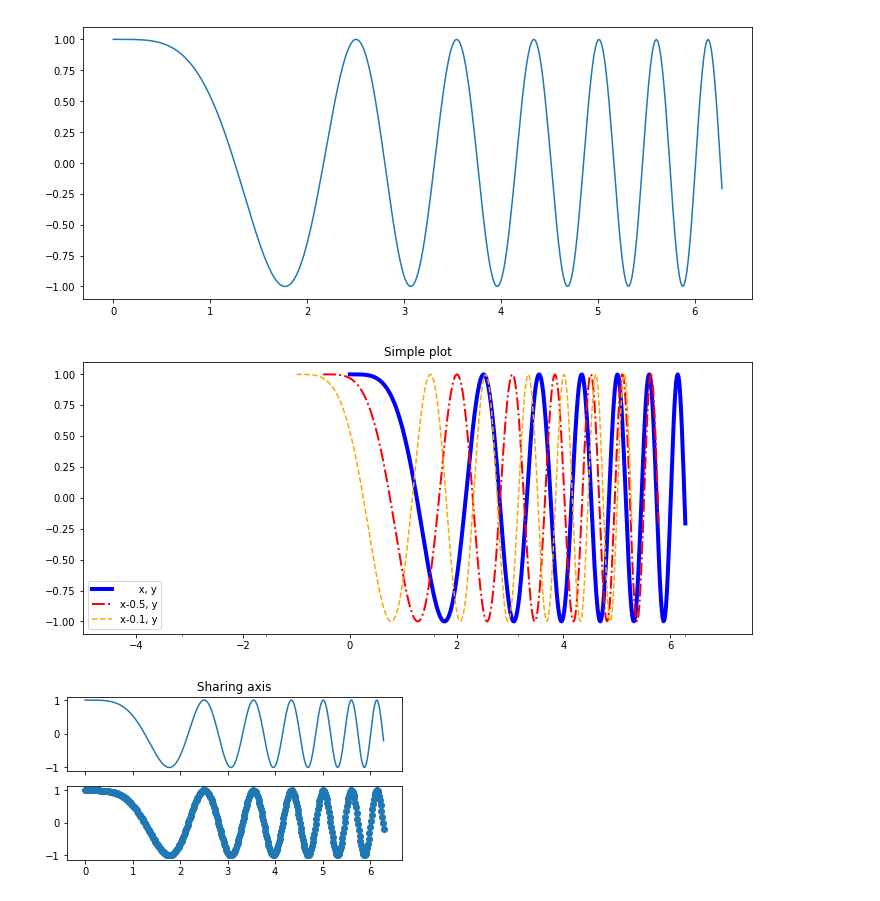
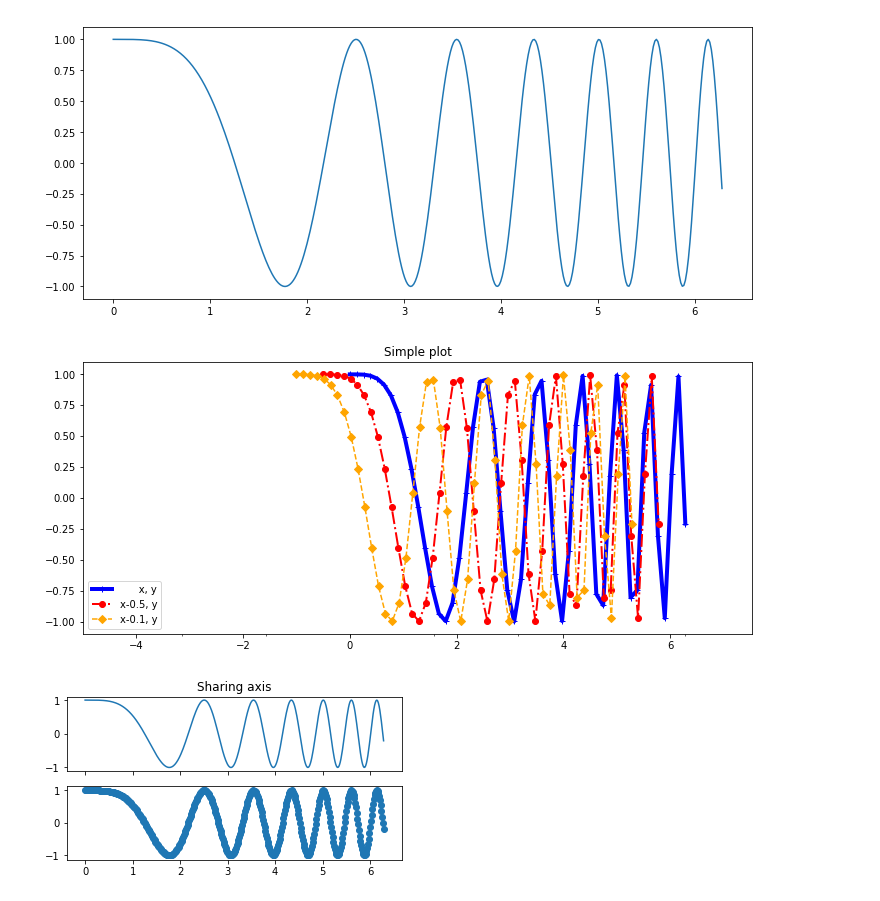
Before and after one commit to welcomege/Scientific-Python, a Jupyter notebook: 02.Sci-Python.Matplotlib.ipynb, the cells around one changed output. Saved outputs shown, nothing was run; the diff lists cells and outputs as text; code cells hidden in the pictures.

```diff
--- a/02.Sci-Python.Matplotlib.ipynb
+++ b/02.Sci-Python.Matplotlib.ipynb
@@ -15,28 +15,30 @@ plt.show()
 # %% [output]
 [figure]
 # %%
-x = np.linspace(0, 2 * np.pi, 400)
+import numpy as np
+import matplotlib.pyplot as plt
+x = np.linspace(0, 2 * np.pi, 50)
 y = np.cos(x**2)
 # use subplot for simple figure
 f, ax = plt.subplots(1, 1)
 # add plots (one is enough) using different parameters
-ax.plot(    x, y, color="blue", linewidth=4, linestyle="-", label="      x, y")
-ax.plot(x-0.5, y, color="red",  linewidth=2, linestyle="-.", label="x-0.5, y")
-ax.plot(x-1.0, y, color="orange",  linewidth=1.5, linestyle="--", label="x-0.1, y")
+ax.plot(    x, y, color="blue", linewidth=4, linestyle="-", marker='+', label="      x, y")
+ax.plot(x-0.5, y, color="red",  linewidth=2, linestyle="-.", marker='o', label="x-0.5, y")
+ax.plot(x-1.0, y, color="orange",  linewidth=1.5, linestyle="--", marker='D', label="x-0.1, y")
 # add a legend
 ax.legend(loc='lower left') # use upper/low right/left
 # define x and y limit
 ax.set_xlim(x.min() - 5, x.max() * 1.2)
 ax.set_ylim(y.min() - 0.1, y.max() + 0.1)
 # define tick labels
 ax.set_xticks([-np.pi, -np.pi/2, 0, np.pi/2, np.pi, np.pi*2],
           [r'$-\pi$', r'$-\pi/2$', r'$0$', r'$+\pi/2$', r'$+\pi$', r'$+2\pi$'])
 ax.set_yticks([-1, 0, +1], ['negative', 'zero', 'positive'])
 # set up title
 ax.set_title('Simple plot')
 plt.show()   # f.show() should also work in py file
 # %% [output]
-[figure, old version]
+[figure, new version]
 # %%
 matplotlib.rcParams['figure.figsize'] = (6.0, 3.0)
 x = np.linspace(0, 2 * np.pi, 400)
```
Also changed, not shown: parts of 1 cell of this notebook, 1 other file.
